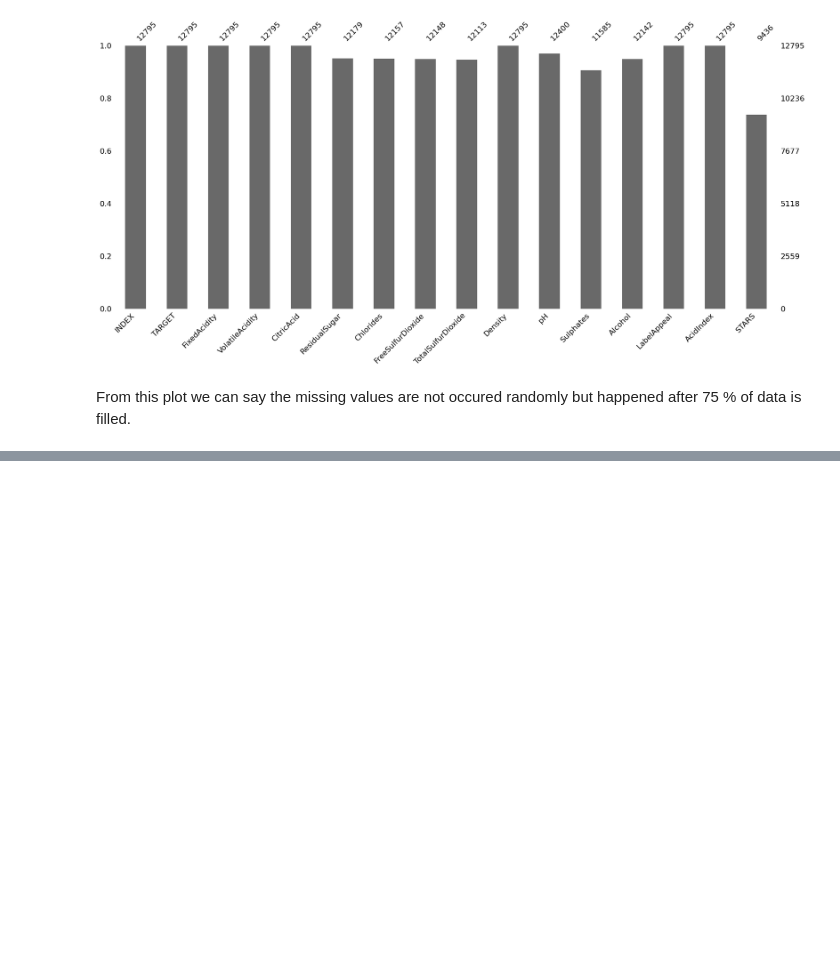
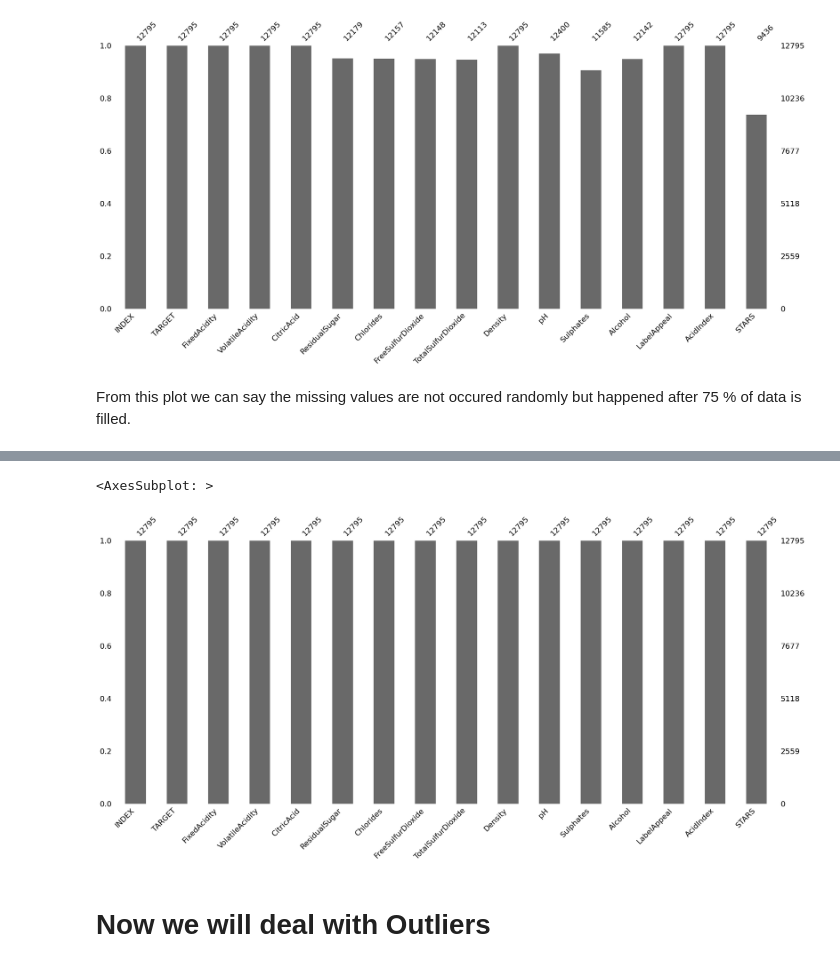
Before and after one commit to JetendraMulinti/DAV-6150---DataScience, a Jupyter notebook: M3 Practical Challenge Cleaning a Messy Data Set/Jetendra_Mulinti_M3_assn.ipynb, the cells around one changed output, grey strips where cells are left out. Saved outputs shown, nothing was run; the diff lists cells and outputs as text; code cells hidden in the pictures; blank space fills up the shorter version.

```diff
--- a/M3 Practical Challenge Cleaning a Messy Data Set/Jetendra_Mulinti_M3_assn.ipynb
+++ b/M3 Practical Challenge Cleaning a Messy Data Set/Jetendra_Mulinti_M3_assn.ipynb
@@ -192,0 +214,48 @@ From this plot we can say the missing values are not occured randomly but happen
+# %%
+## Making a copy of original dataframe
+wine_df_new = wine_df.copy(deep=True)
+# %%
+###### Median Imputation
+
+ResidualSugar_Median = wine_df_new['ResidualSugar'].median()
+Chlorides_Median = wine_df_new['Chlorides'].median()
+FreeSulfurDioxide_Median = wine_df_new['FreeSulfurDioxide'].median()
+TotalSulfurDioxide_Median = wine_df_new['TotalSulfurDioxide'].median()
+Sulphates_Median = wine_df_new['Sulphates'].median()
+Stars_Median = int(wine_df_new['STARS'].median())
+
+
+wine_df_new['ResidualSugar'].fillna(ResidualSugar_Median, inplace=True)
+wine_df_new['Chlorides'].fillna(Chlorides_Median, inplace=True)
+wine_df_new['FreeSulfurDioxide'].fillna(FreeSulfurDioxide_Median, inplace=True)
+wine_df_new['TotalSulfurDioxide'].fillna(TotalSulfurDioxide_Median, inplace=True)
+wine_df_new['Sulphates'].fillna(Sulphates_Median, inplace=True)
+wine_df_new['STARS'].fillna(Stars_Median, inplace=True)
+# %%
+###### Mean Imputation
+
+pH_Mean = wine_df_new['pH'].mean()
+Alcohol_Mean = wine_df_new['Alcohol'].mean()
+
+wine_df_new['pH'].fillna(pH_Mean, inplace=True)
+wine_df_new['Alcohol'].fillna(Alcohol_Mean, inplace=True)
+# %%
+#### change data Types (According to data description)
+
+### Stars column (Generally int datatype)
+
+wine_df_new['STARS'] = wine_df_new['STARS'].astype(int)
+
+### As Label Appeal has -ve values also (Assuming this as -ve values are negative score, 0 neutral, +ve as +ve scores)
+### & its int datatype as we have only int values
+
+wine_df_new['LabelAppeal'] = wine_df_new['LabelAppeal'].astype(int)
+# %%
+### Lets Plot it
+
+msno.bar(wine_df_new)
+# %% [output]
+<AxesSubplot: >
+[figure, added]
+# %% [markdown]
+# Now we will deal with Outliers
```
Also changed, not shown: parts of 27 cells of this notebook, 3 other files.
